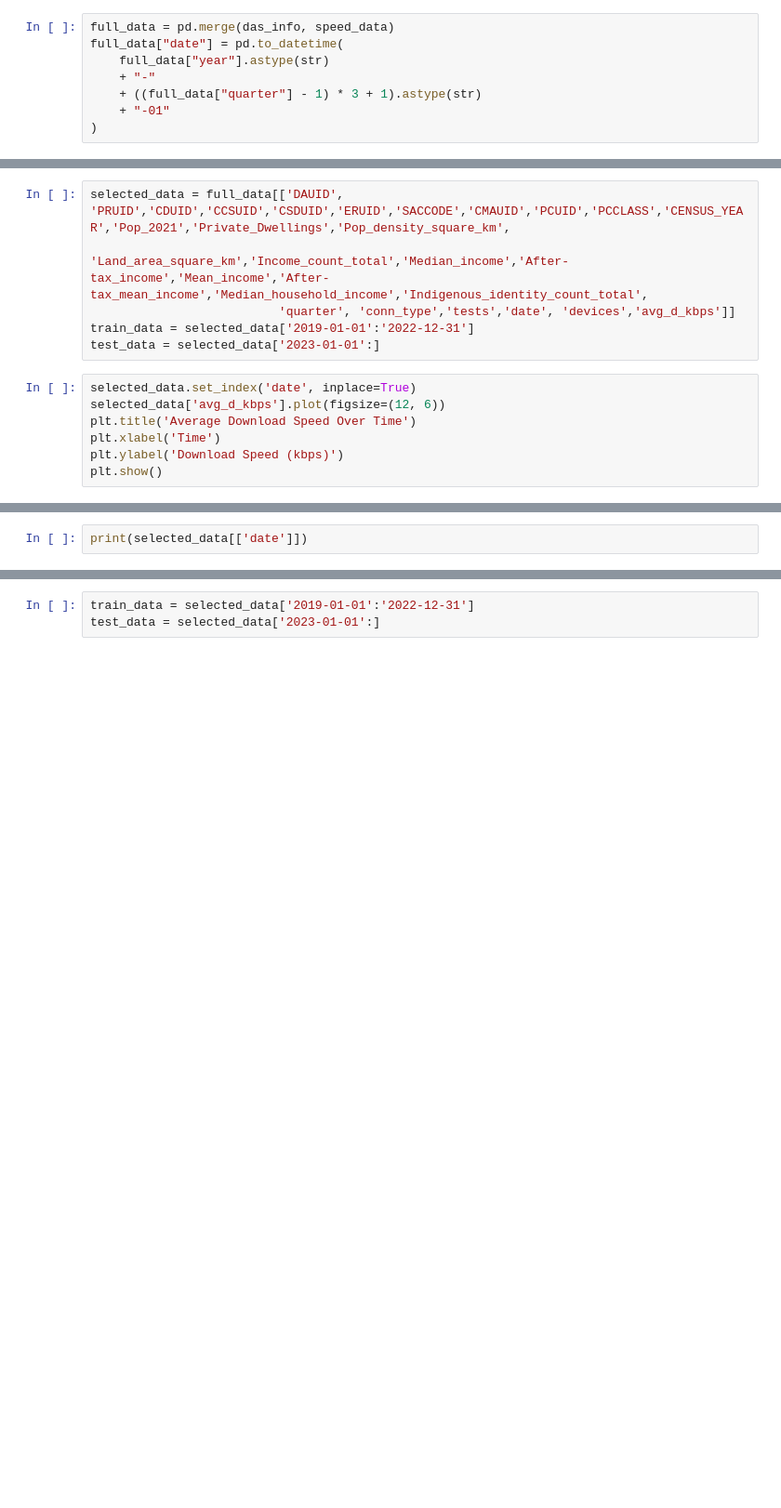
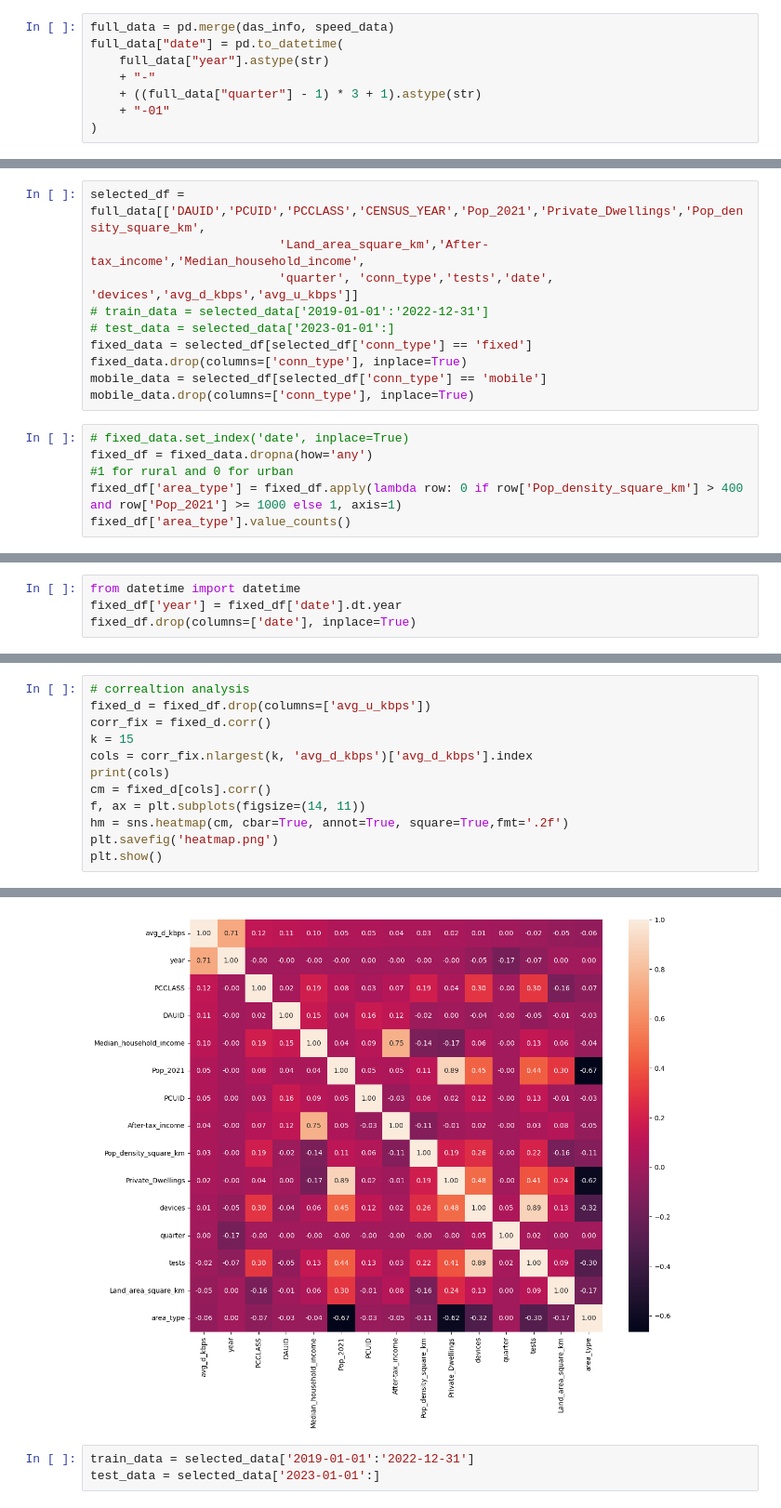
Before and after one commit to al-alamin/ookla-statcan-analysis, a Jupyter notebook: notebooks/hackathon/train.ipynb, the cells around one changed output, grey strips where cells are left out. Shown: that part at 93% size. Drawn from its saved outputs; the diff is of its cells as text; blank space fills up the shorter version.

```diff
--- a/notebooks/hackathon/train.ipynb
+++ b/notebooks/hackathon/train.ipynb
@@ -53,14 +36,17 @@ print(full_data.head(5))
 # %%
-selected_data = full_data[['DAUID', 'PRUID','CDUID','CCSUID','CSDUID','ERUID','SACCODE','CMAUID','PCUID','PCCLASS','CENSUS_YEAR','Pop_2021','Private_Dwellings','Pop_density_square_km',
-                          'Land_area_square_km','Income_count_total','Median_income','After-tax_income','Mean_income','After-tax_mean_income','Median_household_income','Indigenous_identity_count_total',
-                          'quarter', 'conn_type','tests','date', 'devices','avg_d_kbps']]
-train_data = selected_data['2019-01-01':'2022-12-31']
-test_data = selected_data['2023-01-01':]
+selected_df = full_data[['DAUID','PCUID','PCCLASS','CENSUS_YEAR','Pop_2021','Private_Dwellings','Pop_density_square_km',
+                          'Land_area_square_km','After-tax_income','Median_household_income',
+                          'quarter', 'conn_type','tests','date', 'devices','avg_d_kbps','avg_u_kbps']]
+# train_data = selected_data['2019-01-01':'2022-12-31']
+# test_data = selected_data['2023-01-01':]
+fixed_data = selected_df[selected_df['conn_type'] == 'fixed']
+fixed_data.drop(columns=['conn_type'], inplace=True)
+mobile_data = selected_df[selected_df['conn_type'] == 'mobile']
+mobile_data.drop(columns=['conn_type'], inplace=True)
 # %%
-selected_data.set_index('date', inplace=True)
-selected_data['avg_d_kbps'].plot(figsize=(12, 6))
-plt.title('Average Download Speed Over Time')
-plt.xlabel('Time')
-plt.ylabel('Download Speed (kbps)')
-plt.show()
+# fixed_data.set_index('date', inplace=True)
+fixed_df = fixed_data.dropna(how='any')
+#1 for rural and 0 for urban
+fixed_df['area_type'] = fixed_df.apply(lambda row: 0 if row['Pop_density_square_km'] > 400 and row['Pop_2021'] >= 1000 else 1, axis=1)
+fixed_df['area_type'].value_counts()
 # %% [output]
@@ -67,0 +57,4 @@ plt.show()
+# %%
+from datetime import datetime
+fixed_df['year'] = fixed_df['date'].dt.year
+fixed_df.drop(columns=['date'], inplace=True)
@@ -68,3 +81,13 @@ plt.show()
 # %%
-print(selected_data[['date']])
+# correaltion analysis
+fixed_d = fixed_df.drop(columns=['avg_u_kbps'])
+corr_fix = fixed_d.corr()
+k = 15
+cols = corr_fix.nlargest(k, 'avg_d_kbps')['avg_d_kbps'].index
+print(cols)
+cm = fixed_d[cols].corr()
+f, ax = plt.subplots(figsize=(14, 11))
+hm = sns.heatmap(cm, cbar=True, annot=True, square=True,fmt='.2f')
+plt.savefig('heatmap.png')
+plt.show()
 # %% [output]
@@ -85,3 +99,4 @@ print(selected_data[['date']])
+[figure, added]
 # %%
 train_data = selected_data['2019-01-01':'2022-12-31']
 test_data = selected_data['2023-01-01':]
```
Also changed, not shown: parts of 5 cells of this notebook, 3 other files.
